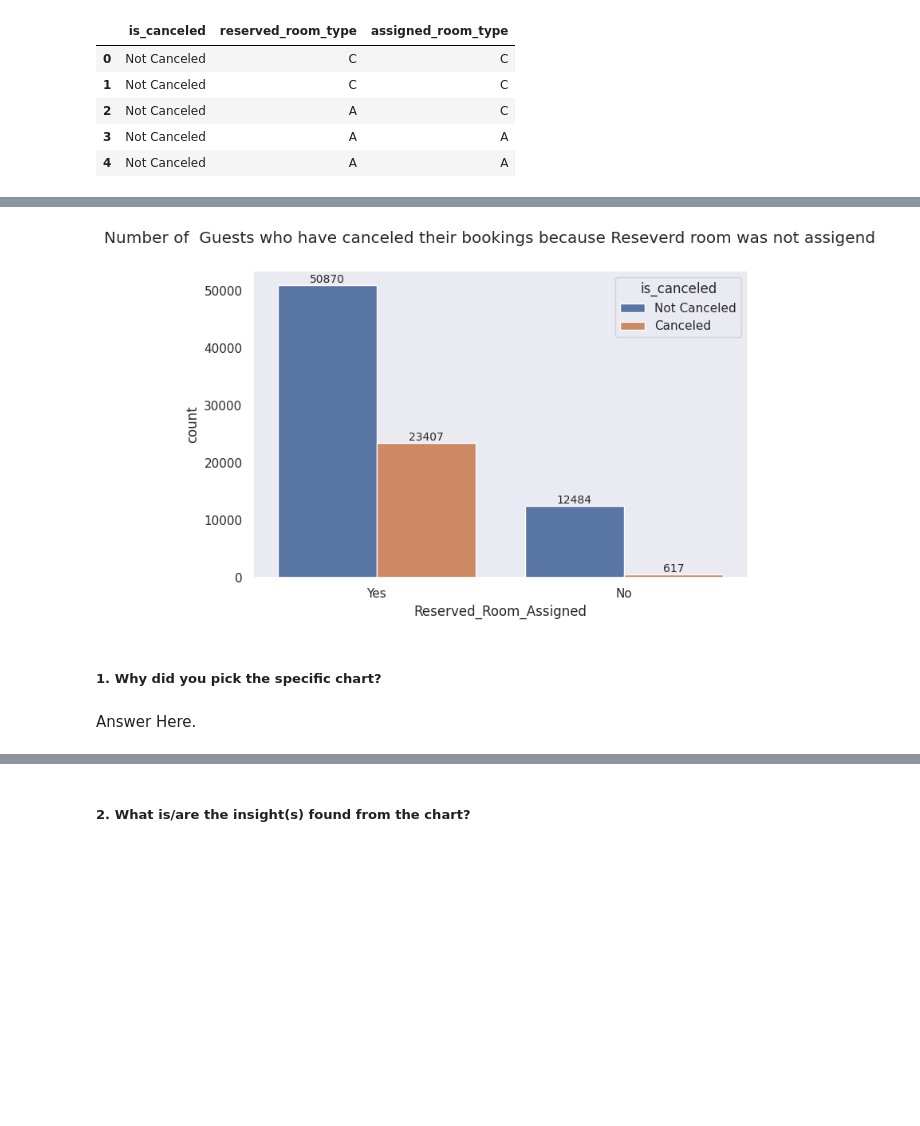
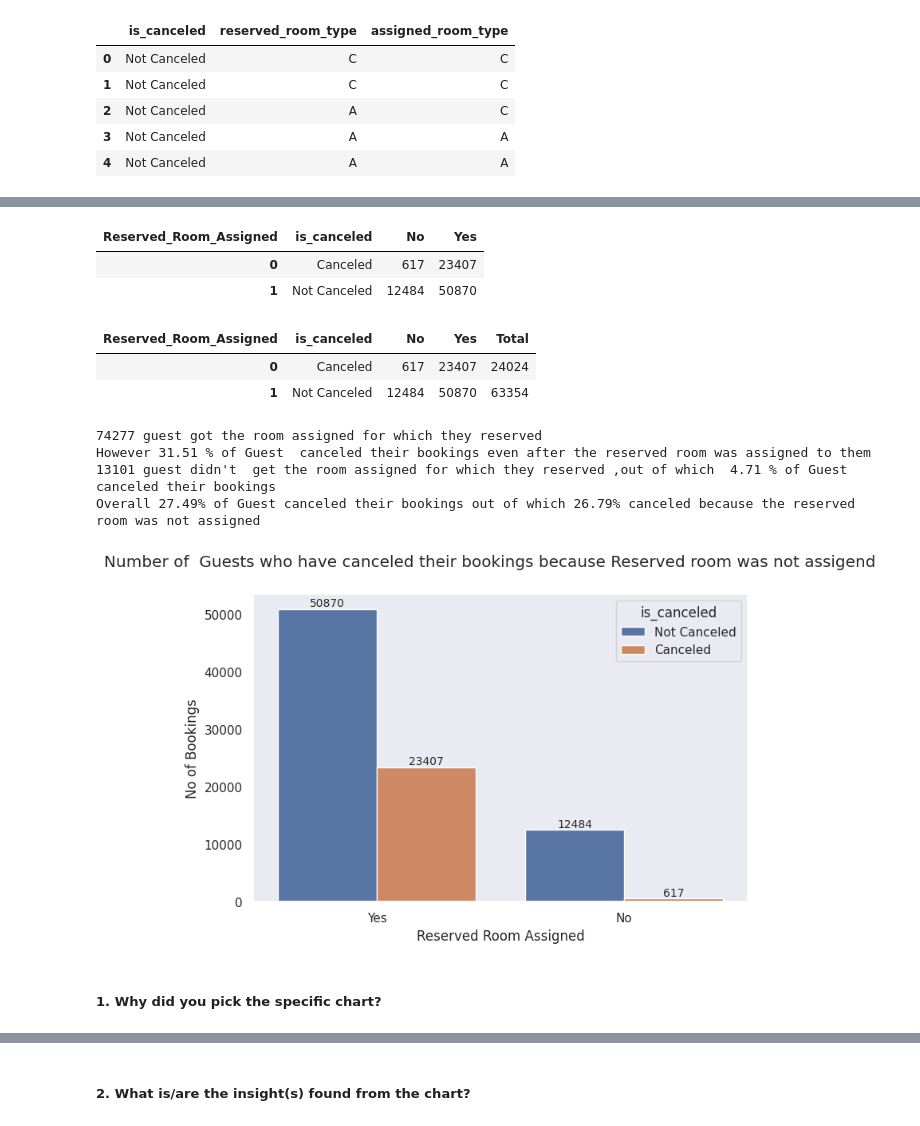
Before and after one commit to Bhushan0097/01.-CAPSTONE-PROJECT----Hotel-Bookings.csv, a Jupyter notebook: 01_Capstone_Project_EDA_HotelBooking.ipynb, the cells around one changed output, grey strips where cells are left out. Drawn from its saved outputs; the diff is of its cells as text; code cells hidden in the pictures; blank space fills up the shorter version.

```diff
--- a/01_Capstone_Project_EDA_HotelBooking.ipynb
+++ b/01_Capstone_Project_EDA_HotelBooking.ipynb
@@ -430,0 +440,3 @@ Total Number of Duplicate Records found : 0
+# %%
+hotel_data2.reset_index(drop=True, inplace=True)
+hotel_data2.index
@@ -1036,7 +1050,7 @@ y = year_count[year_count['Year_Cycle'] == 'Year 2015- 16'].head(1)
 # %%
 def calc_percentage(a,b):
   val = ((a -b)  *100/ b)
-  val = '{:.2f}'.format(val)
+  val = round(val/2)
   return val
 # %%
 if x['Count'].item() >  y['Count'].item() :
@@ -1935,0 +1987,15 @@ See the caveats in the documentation: https://pandas.pydata.org/pandas-docs/stab
+# %%
+data = pd.pivot_table(new_data_is_canceled2,values = 'Count', index = ['is_canceled'], columns = ['Reserved_Room_Assigned'],aggfunc = np.sum)
+data.reset_index(drop=False,inplace=True)
+data
+# %% [output]
+| Reserved_Room_Assigned | is_canceled | No | Yes |
+| 0 | Canceled | 617 | 23407 |
+| 1 | Not Canceled | 12484 | 50870 |
+# %%
+data['Total'] = data['No'] + data['Yes']
+data
+# %% [output]
+| Reserved_Room_Assigned | is_canceled | No | Yes | Total |
+| 0 | Canceled | 617 | 23407 | 24024 |
+| 1 | Not Canceled | 12484 | 50870 | 63354 |
@@ -1936,18 +2025,32 @@ See the caveats in the documentation: https://pandas.pydata.org/pandas-docs/stab
+# %%
+print(f'{RRA_Yes} guest got the room assigned for which they reserved')
+print(f'However {RRA_Yes_Canceled_Val} % of Guest  canceled their bookings even after the reserved room was assigned to them')
+print(f"{RRA_No} guest didn't  get the room assigned for which they reserved ", end=',')
+print(f'out of which  {RRA_No_Canceled_Val} % of Guest canceled their bookings')
+print(f"Overall {Canceled_percent}% of Guest canceled their bookings out of which {Canceled_percent2}% canceled because the reserved room was not assigned")
+# %% [output]
+74277 guest got the room assigned for which they reserved
+However 31.51 % of Guest  canceled their bookings even after the reserved room was assigned to them
+13101 guest didn't  get the room assigned for which they reserved ,out of which  4.71 % of Guest canceled their bookings
+Overall 27.49% of Guest canceled their bookings out of which 26.79% canceled because the reserved room was not assigned
 # %%
 # Chart - 8 visualization code
 
 sns.set_style("dark")
 
 fig, ax = plt.subplots(figsize=(8, 5))
 
-fig.suptitle('Number of  Guests who have canceled their bookings because Reseverd room was not assigend ')
+fig.suptitle('Number of  Guests who have canceled their bookings because Reserved room was not assigend ')
 canceled = sns.countplot(data = data_is_canceled, x = 'Reserved_Room_Assigned', hue = 'is_canceled' )
 
 for container in canceled.containers:
     canceled.bar_label(container, size='small')
+
+canceled.set_xlabel("Reserved Room Assigned")
+canceled.set_ylabel("No of Bookings")
+
+plt.show()
 # %% [output]
-[figure, old version]
+[figure, new version]
 # %% [markdown]
 ##### 1. Why did you pick the specific chart?
-# %% [markdown]
-Answer Here.
```
Also changed, not shown: parts of 104 cells of this notebook.
